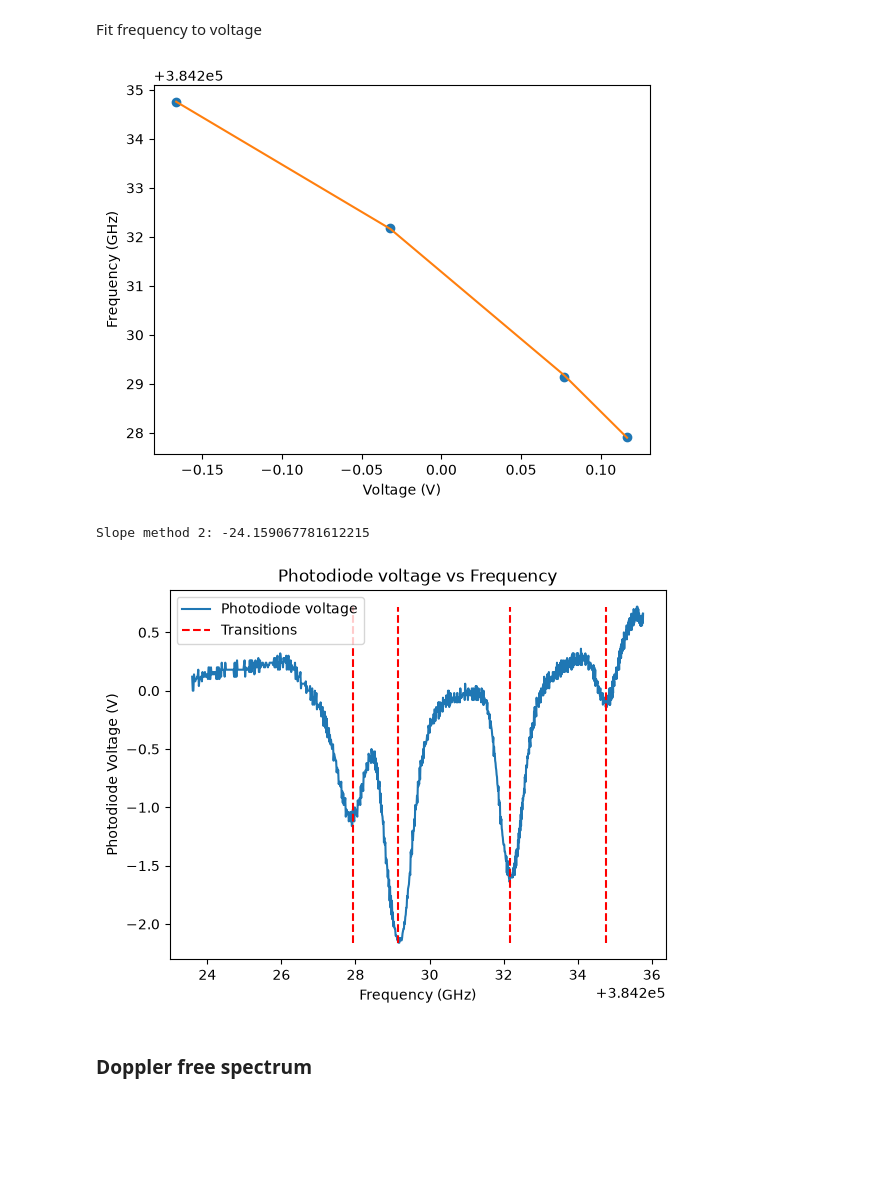
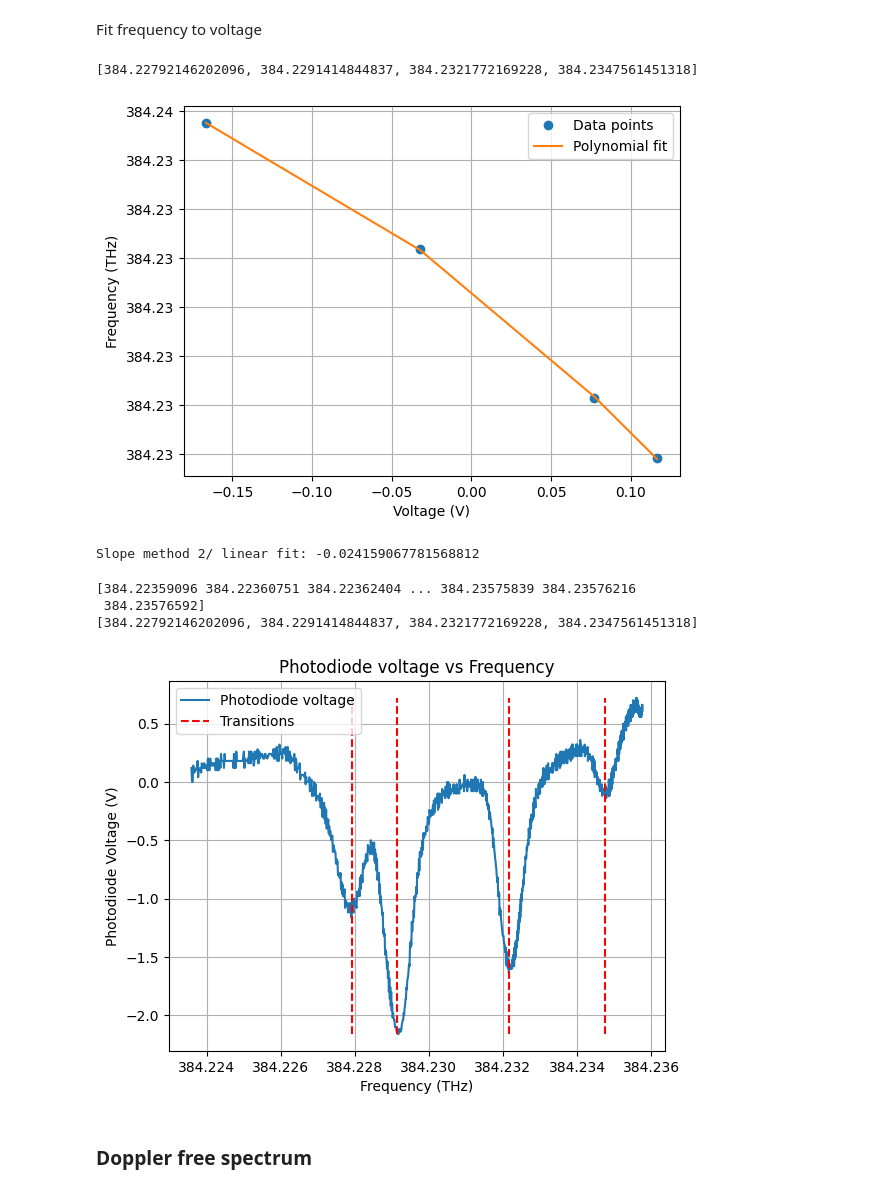
Before and after one commit to mandarhijn/Rb-spectroscopy, a Jupyter notebook: analysis.ipynb, the cells around one changed output. Drawn from its saved outputs; the diff is of its cells as text; code cells hidden in the pictures; blank space fills up the shorter version.

Commit message:
changed freq to THz for readablity

```diff
--- a/analysis.ipynb
+++ b/analysis.ipynb
@@ -126,6 +132,7 @@ Peak 1 frequency: 384227.921462 GHz
 # %%
 # peak 2 freq value (source:https://steck.us/alkalidata/)
 peak2freq = 384230.406373 - 1.2648885163 #GHz
-f_peaks.append(peak2freq)
-print(f"Peak 2 frequency: {peak2freq:.6f} GHz")
+peak2freqTHz = peak2freq / 1e3
+f_peaks.append(peak2freqTHz)
+print(f"Peak 2 frequency: {peak2freqTHz:.6f} THz")
 # %% [output]
@@ -133,6 +140,7 @@ Peak 2 frequency: 384229.141484 GHz
 # %%
 # peak 3 freq value (source:https://steck.us/alkalidata/)
 peak3freq = 384230.406373 + 1.7708439228
-f_peaks.append(peak3freq)
-print(f"Peak 3 frequency: {peak3freq:.6f} GHz")
+peak3freqTHz = peak3freq / 1e3
+f_peaks.append(peak3freqTHz)
+print(f"Peak 3 frequency: {peak3freqTHz:.6f} THz")
 # %% [output]
@@ -140,6 +148,7 @@ Peak 3 frequency: 384232.177217 GHz
 # %%
 # peak 4 freq value (source:https://steck.us/alkalidata/)
 peak4freq = 384230.4844685 + 4.27167663182
-f_peaks.append(peak4freq)
-print(f"Peak 4 frequency: {peak4freq:.6f} GHz")
+peak4freqTHz = peak4freq / 1e3
+f_peaks.append(peak4freqTHz)
+print(f"Peak 4 frequency: {peak4freqTHz:.6f} THz")
 # %% [output]
@@ -151,7 +160,7 @@ print(f_peaks)
 # %% [markdown]
 Fit frequency to voltage
 # %%
-def fit_freq_to_voltage(f_peaks, peak_voltages, deg=2):
+def fit_freq_to_voltage(f_peaks, peak_voltages, deg=1):
     # Fit a linear function to the frequency vs voltage data
     coeffs = np.polyfit(peak_voltages, f_peaks, deg=deg)
     calibration_func = np.poly1d(coeffs)
@@ -159,29 +168,44 @@ def fit_freq_to_voltage(f_peaks, peak_voltages, deg=2):
 # %%
 # Fit freq to voltage
 calibration_func = fit_freq_to_voltage(f_peaks, peak_voltages, deg=2)
 
-plt.plot(peak_voltages, f_peaks, 'o', label='Data points')
-plt.plot(peak_voltages, calibration_func(peak_voltages), label='Polynomial fit')
-plt.xlabel('Voltage (V)')
-plt.ylabel('Frequency (GHz)')
+print(f_peaks)
+fig, ax = plt.subplots()
+
+ax.plot(peak_voltages, f_peaks, 'o', label='Data points')
+ax.plot(peak_voltages, calibration_func(peak_voltages), label='Polynomial fit')
+
+ax.set_xlabel('Voltage (V)')
+ax.set_ylabel('Frequency (THz)')
+
+ax.yaxis.set_major_formatter( plt.FuncFormatter(lambda x, _: f'{x:.2f}'))
+
+ax.grid(True)
+ax.legend()
 plt.show()
 
 # print("Slope:", poly_coeffs[0])
-print("Slope method 2:", (f_peaks[-1] - f_peaks[0]) / (peak_voltages[-1] - peak_voltages[0]))
+print("Slope method 2/ linear fit:", (f_peaks[-1] - f_peaks[0]) / (peak_voltages[-1] - peak_voltages[0]))
 # %% [output]
+[384.22792146202096, 384.2291414844837, 384.2321772169228, 384.2347561451318]
-[figure, old version]
+[figure, new version]
-Slope method 2: -24.159067781612215
+Slope method 2/ linear fit: -0.024159067781568812
 # %%
 f_range = calibration_func(voltage)
 
 plot_channel(f_range, ch1_corrected, label1='Photodiode voltage', title='Photodiode voltage vs Frequency')
 plt.vlines(f_peaks, ymin=np.min(ch1_corrected), ymax=np.max(ch1_corrected), color='r', linestyle='--', label='Transitions')
-plt.xlabel('Frequency (GHz)')
+plt.ticklabel_format(axis='x', style='plain', useOffset=False)
+plt.xlabel('Frequency (THz)') # should be 380 THz=e12 at first peak roughly
 plt.ylabel('Photodiode Voltage (V)')
 plt.legend()
+plt.grid(True)
 plt.show()
 # %% [output]
+[384.22359096 384.22360751 384.22362404 ... 384.23575839 384.23576216
+ 384.23576592]
+[384.22792146202096, 384.2291414844837, 384.2321772169228, 384.2347561451318]
-[figure, old version]
+[figure, new version]
 # %% [markdown]
 ### Doppler free spectrum
 # %%
```
Also changed, not shown: parts of 19 cells of this notebook.
